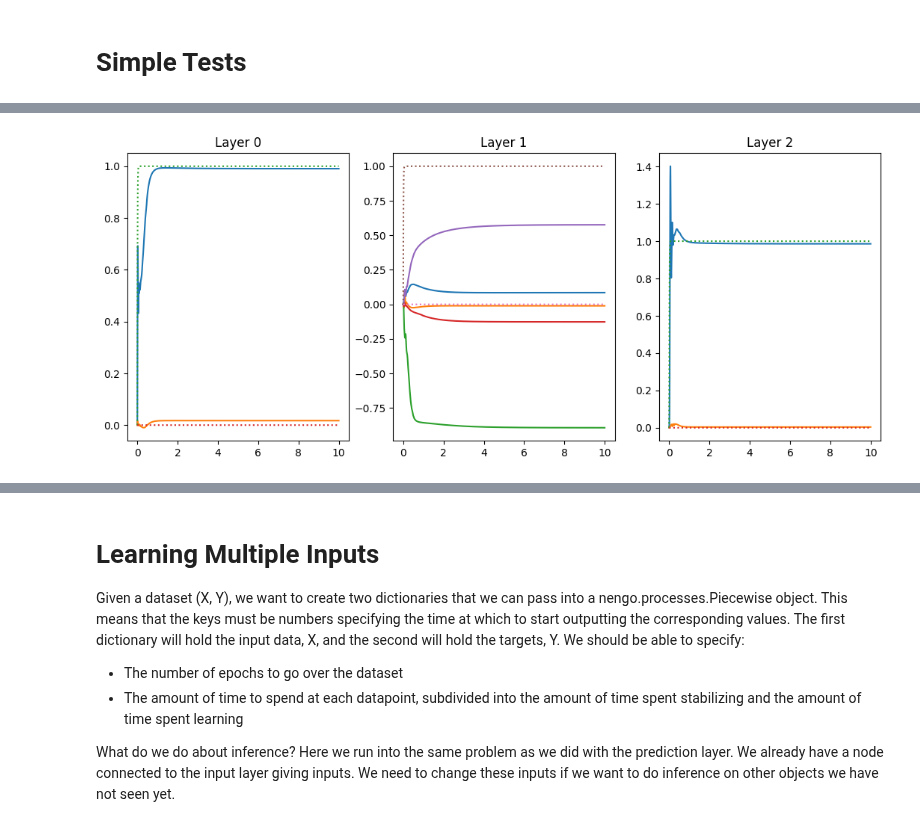
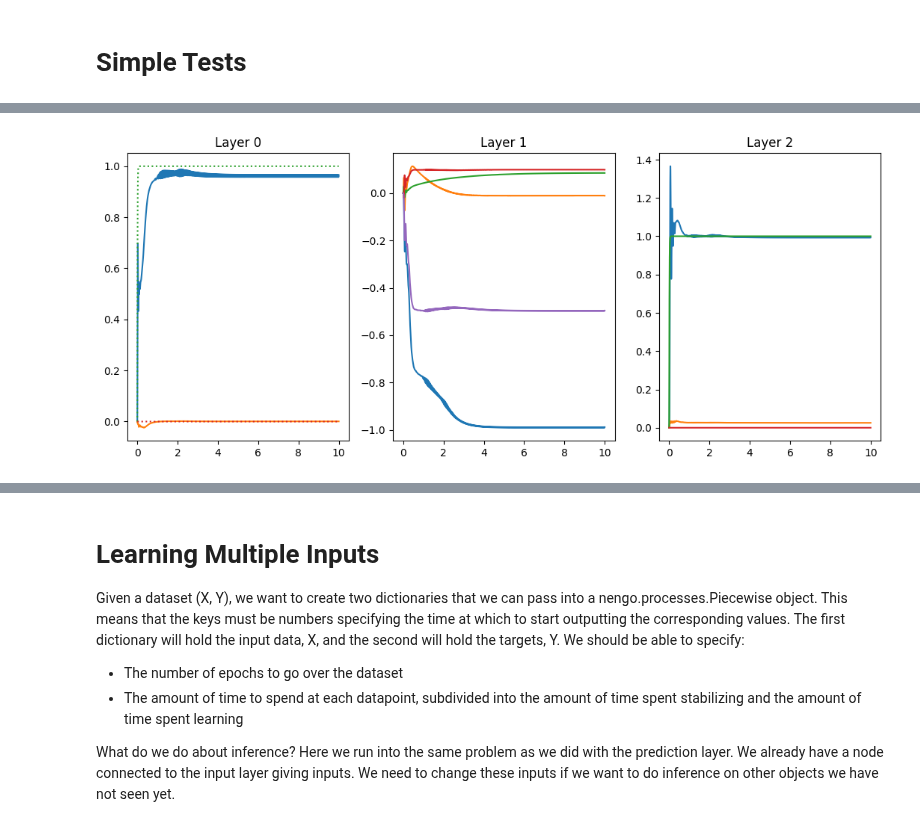
Before and after one commit to jorchard/pc_nengo, a Jupyter notebook: predictive_coding.ipynb, the cells around one changed output, grey strips where cells are left out. Saved outputs shown, nothing was run; the diff lists cells and outputs as text; code cells hidden in the pictures.

Commit message:
seems to work(-ish) for LIF neurons

```diff
--- a/predictive_coding.ipynb
+++ b/predictive_coding.ipynb
@@ -39,9 +39,9 @@ class PCLayer(nengo.Network):
 
         # An "EnsembleArray" can be thought of as a group of nodes.
         # An EnsembleArray holding the values (v)
-        self.v = nengo.networks.EnsembleArray(n_neurons=50, n_ensembles=n_nodes, radius=1.5, neuron_type=nengo.LIFRate())
+        self.v = nengo.networks.EnsembleArray(n_neurons=50, n_ensembles=n_nodes, radius=1.5)#, neuron_type=nengo.LIFRate())
         # and an EnsembleArray holding the errors (e)
-        self.e = nengo.networks.EnsembleArray(n_neurons=50, n_ensembles=n_nodes, radius=1.5, neuron_type=nengo.Direct())
+        self.e = nengo.networks.EnsembleArray(n_neurons=50, n_ensembles=n_nodes, radius=1.5)#, neuron_type=nengo.LIFRate())
 
         #node in between e and v for inference
 
@@ -407,24 +407,24 @@ sim = nengo.Simulator(net)
 sim.run(10.)
 # %% [output]
 [interactive output not drawn]
-# %%
-n_layers = len(PC_net.layers)
-
-fig, ax = plt.subplots(nrows=1, ncols=n_layers, figsize=(13,5))
-
-idx = [0, 2000]
-idx = [7000, 7800]
-idx = [18000, 20000]
-idx = [0, len(sim.trange())]
-tt = sim.trange()[idx[0]:idx[1]]
-
-for k in range(n_layers):
-    ax[k].plot(tt, sim.data[val_probes[k]][idx[0]:idx[1]]); ax[k].set_title(f'Layer {k}');
-    ax[k].plot(tt, sim.data[p_stim][idx[0]:idx[1]], ':');
-
-#ax[-1].plot(tt, sim.data[p_pred][idx[0]:idx[1]]);
-# %% [output]
-[figure, removed]
+# %%
+n_layers = len(PC_net.layers)
+
+fig, ax = plt.subplots(nrows=1, ncols=n_layers, figsize=(13,5))
+
+idx = [0, 2000]
+idx = [7000, 7800]
+idx = [18000, 20000]
+idx = [0, len(sim.trange())]
+tt = sim.trange()[idx[0]:idx[1]]
+
+for k in range(n_layers):
+    ax[k].plot(tt, sim.data[val_probes[k]][idx[0]:idx[1]]); ax[k].set_title(f'Layer {k}');
+
+ax[0].plot(tt, sim.data[p_stim][idx[0]:idx[1]], ':');
+ax[-1].plot(tt, sim.data[p_pred][idx[0]:idx[1]]);
+# %% [output]
+[figure, added]
 # %%
 sim.run(2.)
 # %% [output]
```
Also changed, not shown: parts of 5 cells of this notebook.
